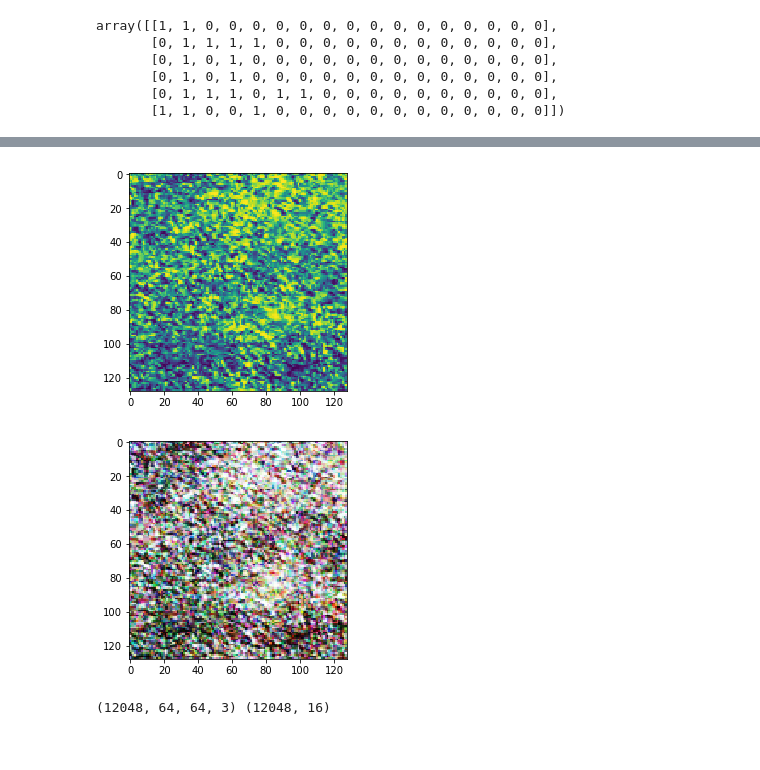
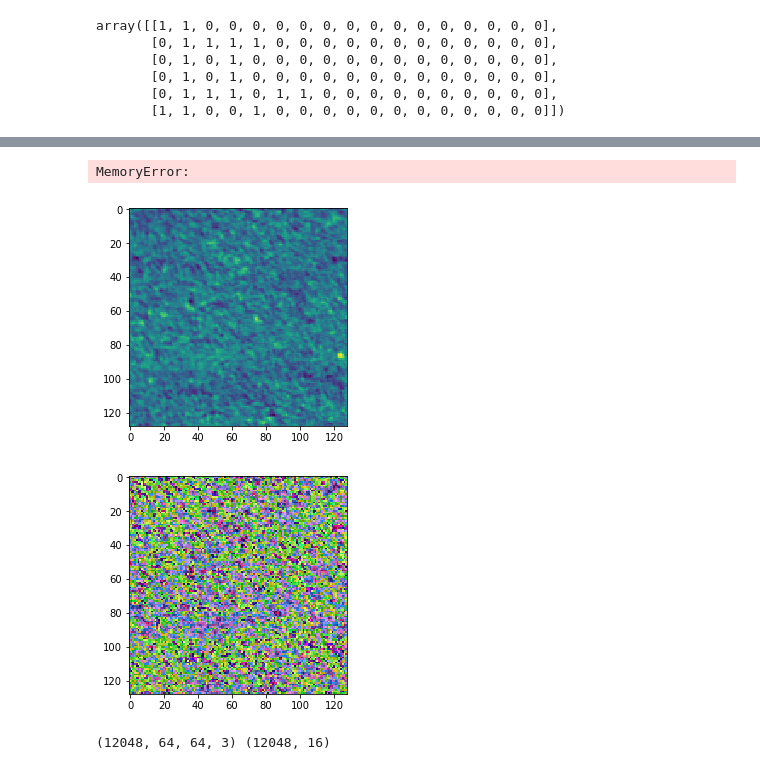
Before and after one commit to SorokinV/Kaggle-2017-04-Brazil-Amazon, a Jupyter notebook: Jupyter-Net/a-basin-V4-GenerateData.ipynb, the cells around one changed output, grey strips where cells are left out. Cells and saved outputs as stored; diff of their text form; code cells hidden in the pictures.

```diff
--- a/Jupyter-Net/a-basin-V4-GenerateData.ipynb
+++ b/Jupyter-Net/a-basin-V4-GenerateData.ipynb
@@ -79,7 +79,7 @@ array([[1, 1, 0, 0, 0, 0, 0, 0, 0, 0, 0, 0, 0, 0, 0, 0, 0],
        [0, 1, 1, 1, 0, 1, 1, 0, 0, 0, 0, 0, 0, 0, 0, 0, 0],
        [1, 1, 0, 0, 1, 0, 0, 0, 0, 0, 0, 0, 0, 0, 0, 0, 0]])
 # %%
-def formImExt (nf, resize=(32,32), printOK=False) :
+def formImExt (nf, resize=(32,32), printOK=False, OnlyNI=False) :
     nx = None
     try :
         ni = cv.imread(nf,-1);
@@ -91,9 +91,10 @@ def formImExt (nf, resize=(32,32), printOK=False) :
                 nx = cv.resize(ni,resize)
             if (ni.shape[2]==4) :
                 #r,g,b,n = ni[:,:,2],ni[:,:,1],ni[:,:,0],ni[:,:,3]
+                #256???? ni = np.array([cv.equalizeHist(ni[:,:,i]) for i in range(ni.shape[2]-1)]).T; ##print(ni.shape,ni.dtype)
                 r,g,b,n = cv.resize(ni[:,:,2],resize),cv.resize(ni[:,:,1],resize),cv.resize(ni[:,:,0],resize),cv.resize(ni[:,:,3],resize)
                 dv,dw   = np.divide((r-n),(r+n+0.01)), np.divide((g-n),(g+n+0.01))
-                nx      = np.array([r,g,b,n,dv,dw]).T;
+                nx      = np.array([r,g,b,n,dv,dw]).T if not OnlyNI else np.array([n,dv,dw]).T;
     except BaseException as e :
         print(nf,e); nx = None;
 
@@ -102,8 +103,8 @@ def formImExt (nf, resize=(32,32), printOK=False) :
 
     return(nx)
 # %%
-resize = (224,224)
-jpgtif = '.jpg'
+resize = (128,128)
+jpgtif = '.tif'
 
 dirI     = trDirJPG if jpgtif=='.jpg' else trDirTIF
 forSaveFile = 'train-model-2D-{}x{}x{}'.format(resize[0],resize[1],('3' if jpgtif=='.jpg' else 'X'))
@@ -113,7 +114,7 @@ print(datetime.datetime.now(),len(nameList),size)
 for nn in nameList[0:size] :
 
     nf = os.path.join(dirI,nn+jpgtif); #print(nf)
-    nx = formImExt(nf,resize=resize);
+    nx = formImExt(nf,resize=resize, OnlyNI=True);
     if (nx is not None) :
         trX.append(nx)
         trY.append(True)
@@ -142,3 +143,8 @@ print(len(nameList),trX.shape,trY.shape)
+# %%
+trX = np.array(trX);
+trY = labelList[trY];
+# %% [output]
+MemoryError:
 # %%
 ######np.save('../Data-Keras/Datas/train-model-2D-64x64x6-XX.npy',trX)
 ######np.save('../Data-Keras/Datas/train-model-2D-64x64x6-YY.npy',trY)
@@ -154,11 +160,11 @@ np.save('../Data-Keras/Datas/train-model-2D-224x224x3-YY.npy',trY)
 del(trX); del(trY);
 # %%
 trX.shape
-plt.imshow(trX[0,:,:,2]); plt.show()
+plt.imshow(trX[0,:,:,0]); plt.show()
 plt.imshow(trX[0]); plt.show()
 # %% [output]
-[figure, old version]
+[figure, new version]
-[figure, old version]
+[figure, new version]
 # %%
 ##trXX = np.load('../Data-Keras/Datas/train-model-2D-64x64x6-XX.npy')
 ##trYY = np.load('../Data-Keras/Datas/train-model-2D-64x64x6-YY.npy')
```
Also changed, not shown: parts of 1 cell of this notebook, 1 other file.
